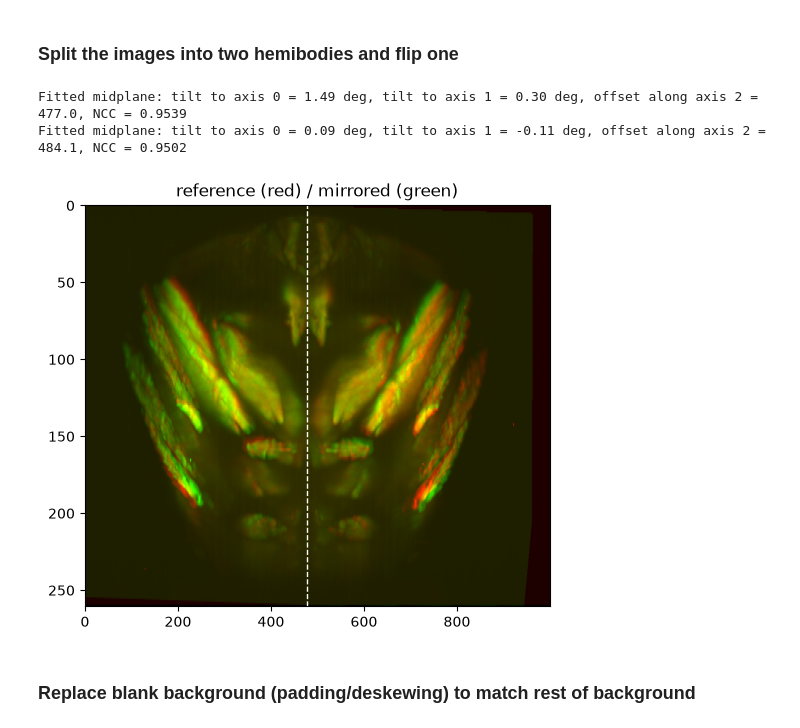
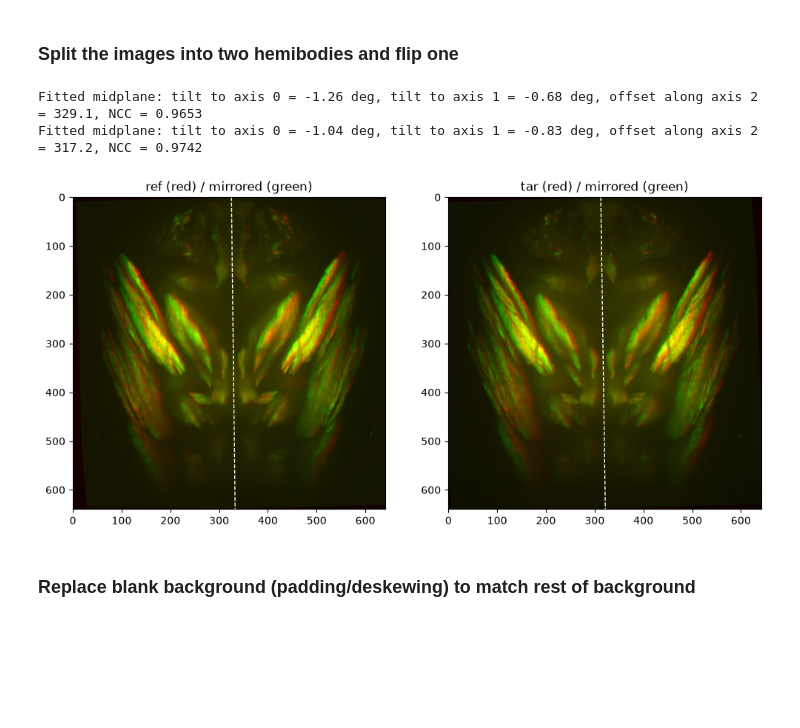
Before and after one commit to azmaite/Devel, a Jupyter notebook: Pupa_muscle_imaging/SPAM_registration/spam_pipeline.ipynb, the cells around one changed output. Cells and saved outputs as stored; diff of their text form; code cells hidden in the pictures; blank space fills up the shorter version.

```diff
--- a/Pupa_muscle_imaging/SPAM_registration/spam_pipeline.ipynb
+++ b/Pupa_muscle_imaging/SPAM_registration/spam_pipeline.ipynb
@@ -63,0 +76,12 @@ segment_ids = {1:'LF_trochanter', 2:'LF_tibia', 3:'LF_femur', 4:'LF_coxa',
+# %%
+# also load the muscle manual segmentation
+muscle_masks_path = folder_ref / 'analysis' /'leg_muscles.tif'
+muscle_masks = tifffile.imread(muscle_masks_path)
+if muscle_masks.shape != proj_ref.shape:
+    if np.swapaxes(muscle_masks, 1, 2).shape == proj_ref.shape:
+        print(f'Swapping axes 1 and 2 of muscle_masks {muscle_masks.shape} '
+              f'to match proj_ref {proj_ref.shape}')
+        muscle_masks = np.swapaxes(muscle_masks, 1, 2)
+    else:
+        raise ValueError(f'muscle_masks shape {muscle_masks.shape} does not '
+                         f'match proj_ref shape {proj_ref.shape}')
@@ -79,0 +156,13 @@ ASPECT_XY_TAR = get_aspect_ratio(voxel_sizes_tar, PROJ_AX)
+# %%
+# resample the whole volumes to isotropic voxels BEFORE finding the symmetry plane:
+# a tilted mirror plane is only a proper (orthogonal) reflection in voxel
+# coordinates if voxels are isotropic (they are ~0.9 x 8 x 1.1 um raw)
+iso = {
+    'ref': resample_to_isotropic(proj_ref, voxel_sizes_ref, TARGET_VOXEL_SIZES),
+    'tar': resample_to_isotropic(proj_tar, voxel_sizes_tar, TARGET_VOXEL_SIZES),
+    # nearest-neighbor (order=0) for labels, so segment IDs aren't blended
+    'masks': resample_to_isotropic(segment_masks, voxel_sizes_ref, TARGET_VOXEL_SIZES, order=0),
+    'muscles': resample_to_isotropic(muscle_masks, voxel_sizes_ref, TARGET_VOXEL_SIZES, order=0),
+}
+for key, vol in iso.items():
+    print(f'{key}: {vol.shape}')
@@ -321,43 +636,48 @@ def red_green_overlay(red_volume: np.ndarray, green_volume: np.ndarray,
 # %%
 hemi = {}
 
-# find symmetry plane for the reference
-theta_1_ref, theta_2_ref, offset_axis2_ref = fit_symmetry_plane(proj_ref)
+# find symmetry plane for the reference (on the isotropic volume)
+theta_1_ref, theta_2_ref, offset_axis2_ref = fit_symmetry_plane(iso['ref'])
+plane_ref = (theta_1_ref, theta_2_ref, offset_axis2_ref)
 
-# split into hemibodies the reference image
-hemi['ref_L'] = keep_one_hemibody(proj_ref, offset_axis2_ref, side=-1)
-hemi['ref_R'] = keep_one_hemibody(proj_ref, offset_axis2_ref, side=1)
+# split into hemibodies the reference image (rotated so the plane is perpendicular to axis 2)
+hemi['ref_L'], hemi['ref_R'] = split_hemibodies(iso['ref'], *plane_ref)
 
 # also split the segmentation (keeping only labels for that side)
-# right = 1-8, left = 9-13
-hemi['masks_L'] = keep_one_hemibody(segment_masks, offset_axis2_ref, side=-1)
-hemi['masks_L'][hemi['masks_L'] <= 8] = 0
-hemi['masks_L'][hemi['masks_L'] > 0] = hemi['masks_L'][hemi['masks_L'] > 0] - 8 # correct for label #
-hemi['masks_R'] = keep_one_hemibody(segment_masks, offset_axis2_ref, side=1)
-hemi['masks_R'][hemi['masks_R'] > 8] = 0
+hemi['masks_L'], hemi['masks_R'] = split_hemibodies(iso['masks'], *plane_ref, order=0)
+# make labels go from 1 one step up: relabel each half to consecutive integers
+# (e.g. 1, 3, 6 -> 1, 2, 3), keeping 0 as background, and track the new names
+for side in ['L', 'R']:
+    old_labels, new_masks = np.unique(hemi[f'masks_{side}'], return_inverse=True)
+    hemi[f'masks_{side}'] = new_masks.reshape(hemi[f'masks_{side}'].shape).astype(hemi[f'masks_{side}'].dtype)
 
+# split the muscle segmentation too
+hemi['muscles_L'], hemi['muscles_R'] = split_hemibodies(iso['muscles'], *plane_ref, order=0)
+# but keep only L
+hemi.pop('muscles_R')
 
 # also find symmetry plane and split the target
-theta_1_tar, theta_2_tar, offset_axis2_tar = fit_symmetry_plane(proj_tar)
-hemi['tar_L'] = keep_one_hemibody(proj_tar, offset_axis2_tar, side=-1)
-hemi['tar_R'] = keep_one_hemibody(proj_tar, offset_axis2_tar, side=1)
+theta_1_tar, theta_2_tar, offset_axis2_tar = fit_symmetry_plane(iso['tar'])
+plane_tar = (theta_1_tar, theta_2_tar, offset_axis2_tar)
+hemi['tar_L'], hemi['tar_R'] = split_hemibodies(iso['tar'], *plane_tar)
 # %% [output]
-Fitted midplane: tilt to axis 0 = 1.49 deg, tilt to axis 1 = 0.30 deg, offset along axis 2 = 477.0, NCC = 0.9539
-Fitted midplane: tilt to axis 0 = 0.09 deg, tilt to axis 1 = -0.11 deg, offset along axis 2 = 484.1, NCC = 0.9502
+Fitted midplane: tilt to axis 0 = -1.26 deg, tilt to axis 1 = -0.68 deg, offset along axis 2 = 329.1, NCC = 0.9653
+Fitted midplane: tilt to axis 0 = -1.04 deg, tilt to axis 1 = -0.83 deg, offset along axis 2 = 317.2, NCC = 0.9742
 # %%
 # CHECK SYMMETRY PLANE IS CORRECT
-# mirror image and superimpose in red/green
+# mirror image and superimpose in red/green, for the reference and the target
+# (isotropic voxels, so no aspect correction needed; projection along axis 0)
 
-proj_mirrored_ref = mirror_volume(proj_ref, theta_1_ref, theta_2_ref, offset_axis2_ref)
-overlay = red_green_overlay(np.max(proj_ref, axis=PROJ_AX), np.max(proj_mirrored_ref, axis=PROJ_AX), vmin=4.5)
-
-plt.figure(figsize=[6, 6])
-plt.imshow(overlay, aspect=ASPECT_XY_REF)
-plt.axvline(offset_axis2_ref, color='w', ls='--', lw=1)  # axis 2 maps to the image's x-axis here
-plt.title('reference (red) / mirrored (green)')
+fig, axes = plt.subplots(1, 2, figsize=[12, 6])
+for ax, key, plane in zip(axes, ['ref', 'tar'], [plane_ref, plane_tar]):
+    mirrored = mirror_volume(iso[key], *plane)
+    overlay = red_green_overlay(np.max(iso[key], axis=0), np.max(mirrored, axis=0), vmin=4.5)
+    ax.imshow(overlay)
+    ax.plot(*plane_line_in_projection(iso[key].shape, *plane), color='w', ls='--', lw=1)
+    ax.set_title(f'{key} (red) / mirrored (green)')
 plt.show()
 # %% [output]
-[figure, old version]
+[figure, new version]
 # %% [markdown]
 ### Replace blank background (padding/deskewing) to match rest of background
 # %%
```
Also changed, not shown: parts of 22 cells of this notebook, 1 other file.
